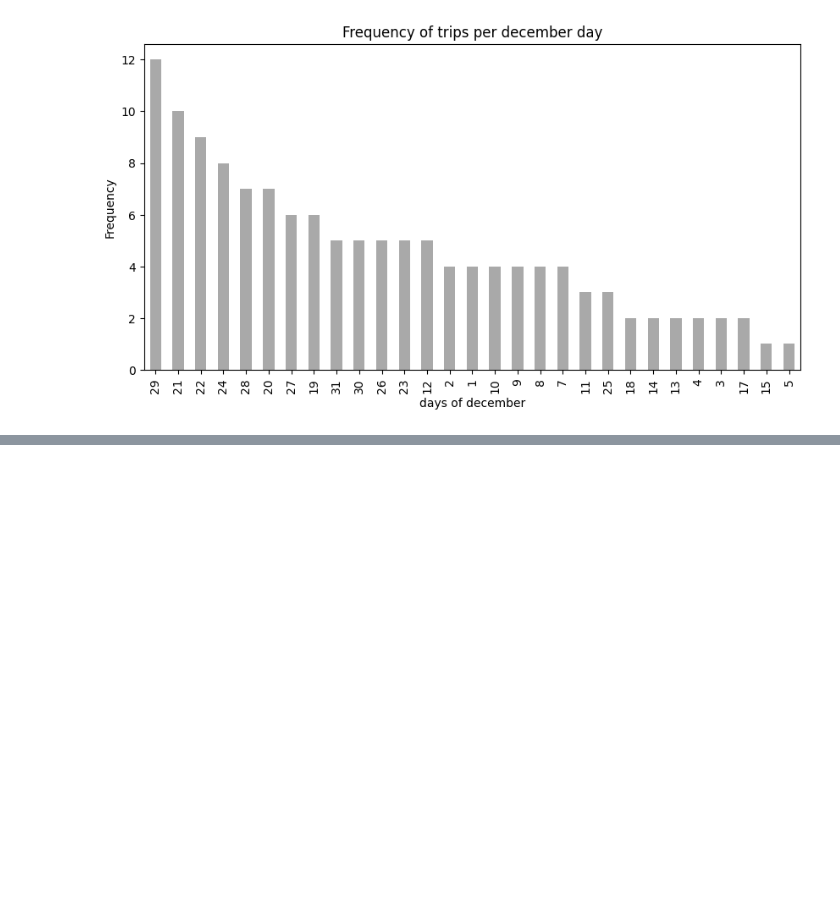
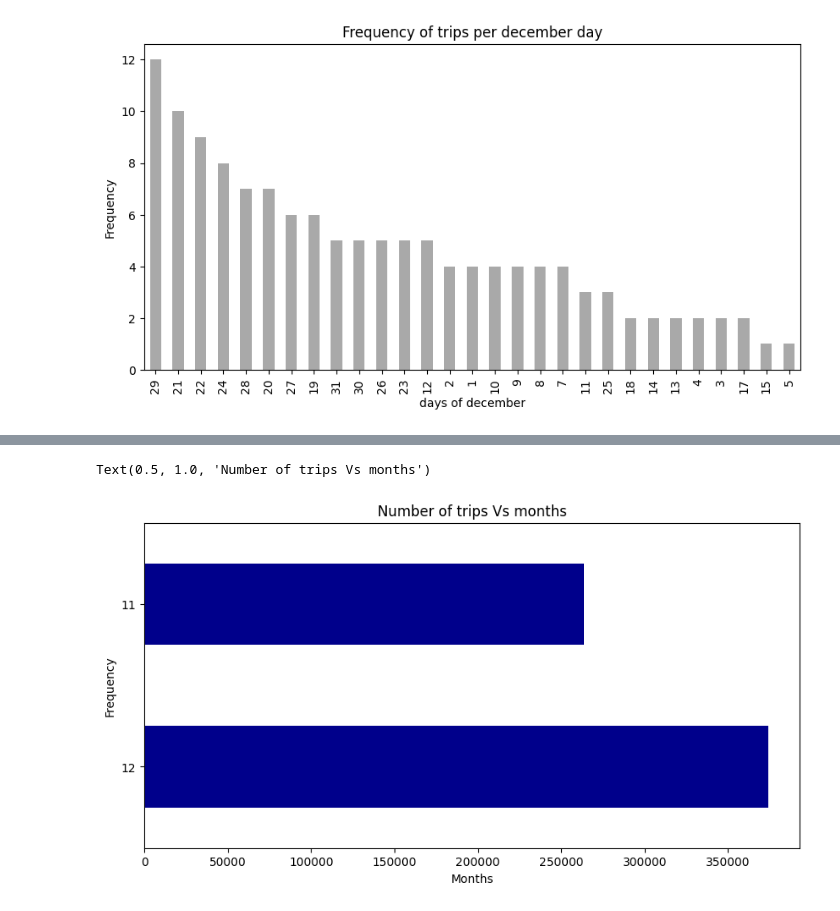
Before and after one commit to adarshkhub/Uber_Analysis, a Jupyter notebook: UberAnalysisProj.ipynb, the cells around one changed output, grey strips where cells are left out. Drawn from its saved outputs; the diff is of its cells as text; code cells hidden in the pictures; blank space fills up the shorter version.

```diff
--- a/UberAnalysisProj.ipynb
+++ b/UberAnalysisProj.ipynb
@@ -134,0 +214,10 @@ Text(0.5, 1.0, 'Frequency of trips per december day')
+# %%
+months = data['month'].value_counts()
+months.plot(kind='barh',color='darkblue',figsize=(10,5))
+plt.xlabel('Months')
+plt.ylabel('Frequency')
+plt.title('Number of trips Vs months')
+#most trips are in December
+# %% [output]
+Text(0.5, 1.0, 'Number of trips Vs months')
+[figure, added]
```
Also changed, not shown: parts of 10 cells of this notebook.
